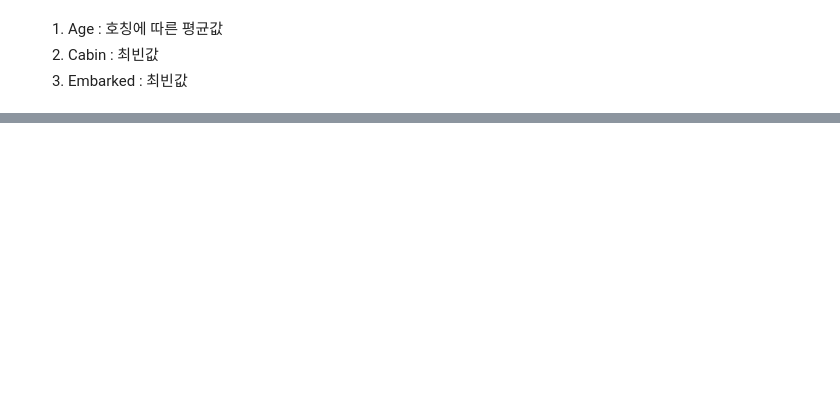
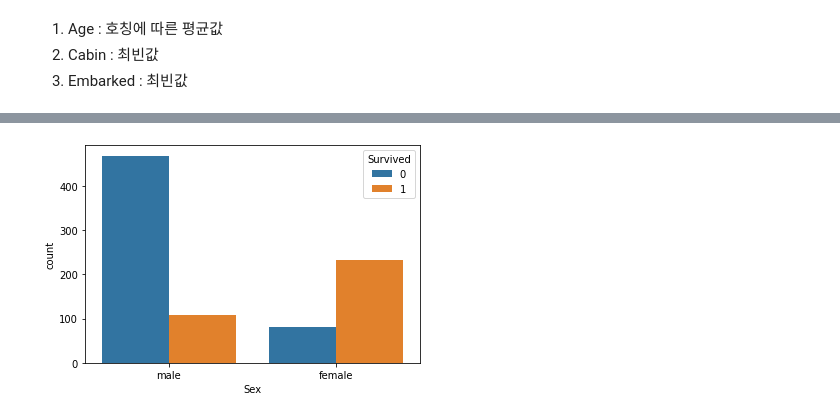
Before and after one commit to runacian0221/TItanic-Project, a Jupyter notebook: Titanic-SSY.ipynb, the cells around one changed output, grey strips where cells are left out. Saved outputs shown, nothing was run; the diff lists cells and outputs as text; code cells hidden in the pictures; blank space fills up the shorter version.

```diff
--- a/Titanic-SSY.ipynb
+++ b/Titanic-SSY.ipynb
@@ -183,0 +238,5 @@ dtype: int64
+# %%
+# 성별에 따른 생존, 사망자 수
+sns.countplot(data = train_df, x = 'Sex', hue = 'Survived');
+# %% [output]
+[figure, added]
```
Also changed, not shown: parts of 45 cells of this notebook.
